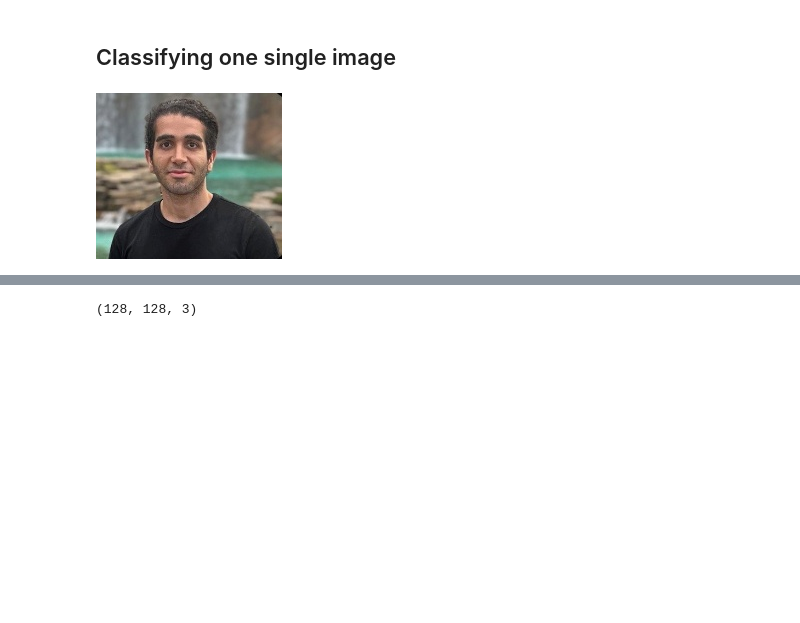
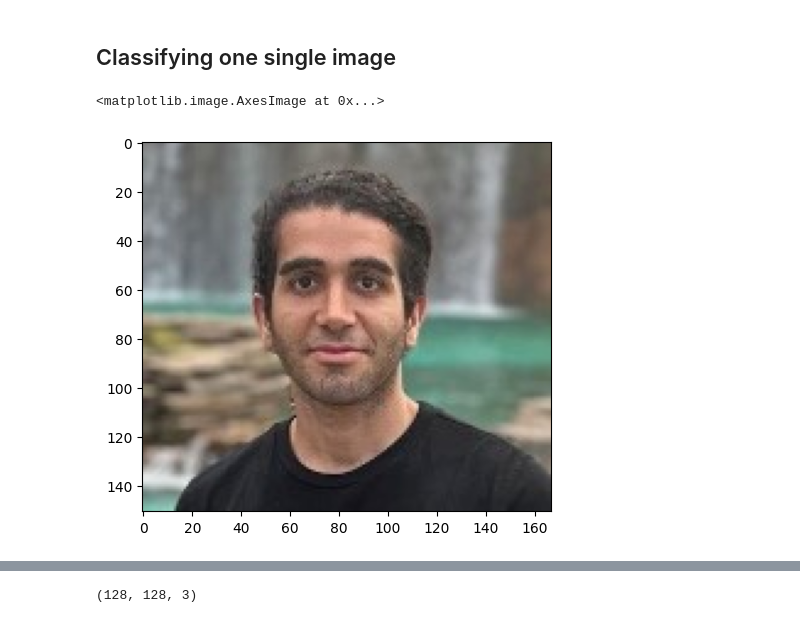
Before and after one commit to ArianFotouhi/FaceEmotionDetector, a Jupyter notebook: emotion_detector.ipynb, the cells around one changed output, grey strips where cells are left out. Saved outputs shown, nothing was run; the diff lists cells and outputs as text; code cells hidden in the pictures; blank space fills up the shorter version.

```diff
--- a/emotion_detector.ipynb
+++ b/emotion_detector.ipynb
@@ -290,14 +271,17 @@ weighted avg       0.47      0.50      0.47      3589
 # %% [markdown]
 ## Classifying one single image
 # %%
-from IPython.display import display
+import matplotlib.pyplot as plt
+from IPython.display import display, Image
 
 image = cv2.imread('image1.jpg')
 
 #Image(filename='image1.jpg')
-display(Image(data=cv2.imencode('.jpg', image)[1].tobytes()))
+#display(Image(data=cv2.imencode('.jpg', image)[1].tobytes()))
+plt.imshow(cv2.cvtColor(image, cv2.COLOR_BGR2RGB))
 # %% [output]
+<matplotlib.image.AxesImage at 0x...>
-[figure, old version]
+[figure, new version]
 # %%
 image.shape
 # %% [output]
```
Also changed, not shown: parts of 20 cells of this notebook.
